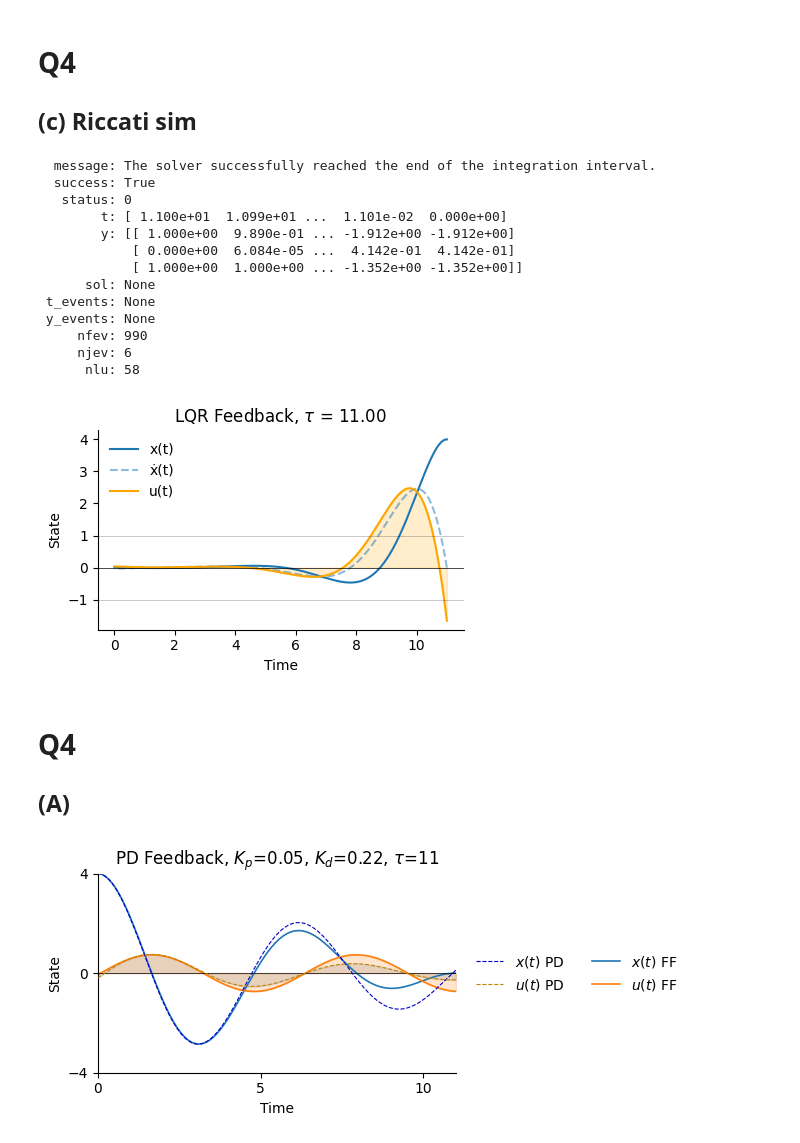
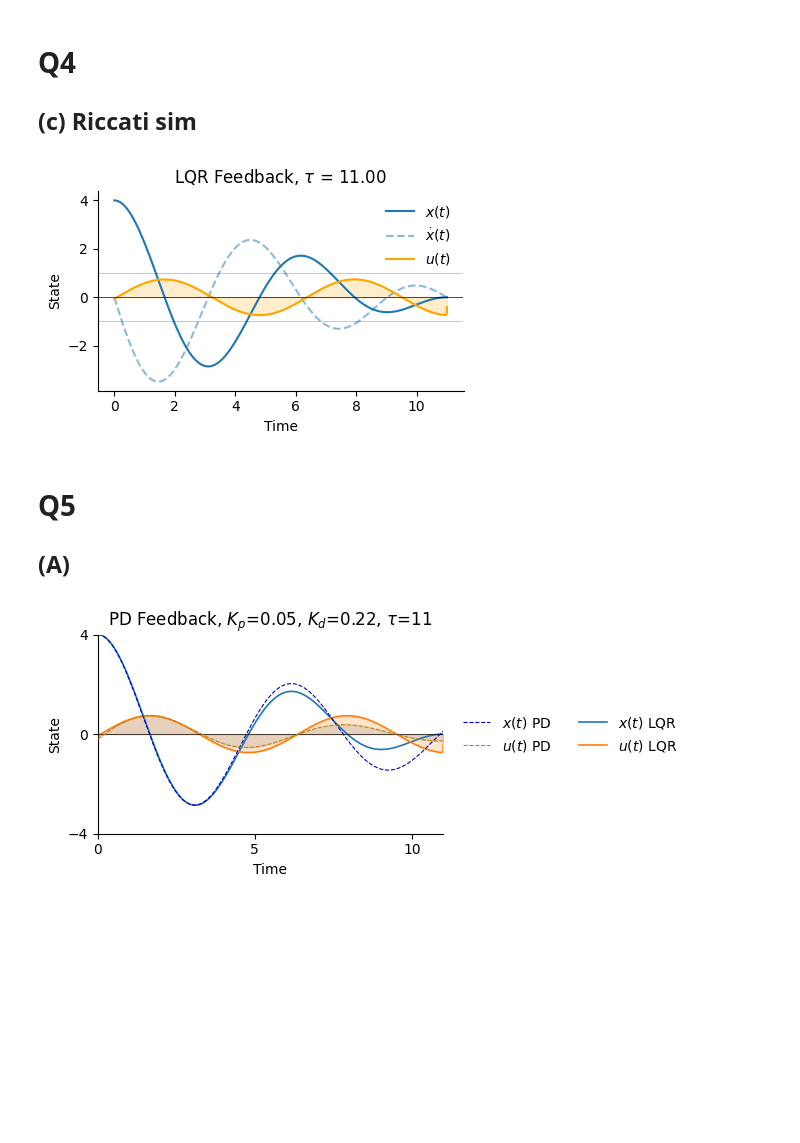
Before and after one commit to Ham0osh/phys_445, a Jupyter notebook: PHYS 887/A2.ipynb, the cells around one changed output. Cells and saved outputs as stored; diff of their text form; code cells hidden in the pictures; blank space fills up the shorter version.

Commit message:
plots

```diff
--- a/PHYS 887/A2.ipynb
+++ b/PHYS 887/A2.ipynb
@@ -59,13 +59,6 @@ for tau in taus:
     x1, x2, l1, l2 = sol.y
     u = -l2
 
-    # Save solution for use in Q5
-    if tau == 11:
-        x1_feedforwards = x1
-        x2_feedforwards = x2
-        u_feedforwards = u
-        t_vals_feedforwards = t_vals
-
     # Plotting
     fig, ax = plt.subplots(1, 1, figsize=np.array([3.3, 2.2])*1.35)
     ax.plot(t_vals, x1, label='x(t)', color='C0')
@@ -218,7 +211,7 @@ def solve_constrained_bvp(tau):
     sol = solve_bvp(constrained_dynamics, boundary_cond, t, y_guess)
     return sol
 
-taus = [2 * np.pi, 7.5, 11, 50, 100]
+taus = [2 * np.pi + 0.001, 7.5, 11, 50, 100]
 J_arr = []
 for tau in taus:
     sol = solve_constrained_bvp(tau)
@@ -236,6 +229,7 @@ for tau in taus:
     ax.plot(t_vals, x2, label='ẋ(t)', color='C0', linestyle='--', alpha=0.5)
     ax.plot(t_vals, u, color='orange', label='u(t)')
     ax.fill_between(t_vals, u, 0, color='orange', alpha=0.2)
+    # ax.plot(t_vals, l2, label='l2', color='C2')
 
     ax.axhline(0, color='k', lw=0.5)
     ax.axhline(1, color='k', lw=0.5, alpha=0.3)
@@ -263,4 +257,6 @@ plt.tight_layout()
 plt.savefig(f'plots/q2_b.pdf', bbox_inches='tight')
 plt.savefig(f'plots/q2_b.png', bbox_inches='tight')
 plt.show()
+
+# todo: plot l2
 # %% [output]
@@ -393,23 +389,22 @@ No artists with labels found to put in legend.  Note that artists whose label st
 def riccati_dynamics(t, y):
     # Use the S variables now
     S11, S12, S22 = y
-    dS11dt = - 1 + 2*S12 + S12**2
-    dS12dt =   0 + S22 - S11 + S12*S22
-    dS22dt = - 1 - 2 * S12 + S22**2
+    dS11dt =  2*S12 + S12**2
+    dS12dt = S22 - S11 + S12*S22
+    dS22dt = -2*S12 + S22**2
     # return negative because we want solve IVP in reverse
-    return [-dS11dt, -dS12dt, -dS22dt]
+    return [dS11dt, dS12dt, dS22dt]
 
-def solve_riccati(tau, S_inf=1e10, resolution=1000):
+def solve_riccati(tau, S_inf=100000, resolution=8000):
     t_span = [tau, 0]
     y0 = [S_inf, 0, S_inf]
     sol = solve_ivp(riccati_dynamics,
-                    [tau, 0],
-                    [1, 0, 1],  # Start with moderate value
+                    t_span,
+                    y0,  # Start with moderate value
                     t_eval=np.linspace(tau, 0, resolution),
                     method='Radau',
                     rtol=1e-6,
                     atol=1e-8)
-
     return sol
 
 def simulate_feedback(t, S, x0=4.0):
@@ -424,56 +419,48 @@ def simulate_feedback(t, S, x0=4.0):
         u[i-1] = -K @ x[:, i-1]
         dx1 = x[1, i-1]
         dx2 = -x[0, i-1] + u[i-1]
         x[0, i] = x[0, i-1] + dt * dx1
         x[1, i] = x[1, i-1] + dt * dx2
 
     # Final control input
     u[-1] = -np.array([S12[-1], S22[-1]]) @ x[:, -1]
     return x, u
 
 # Initial values
 tau = 11
 riccati_sol = solve_riccati(tau)
-t_vals = riccati_sol.t[::1]
-S11 = riccati_sol.y[0][::-1]
+t_vals = riccati_sol.t[::-1]
+S11 = riccati_sol.y[0][::-1]  # Plot these later
 S12 = riccati_sol.y[1][::-1]
 S22 = riccati_sol.y[2][::-1]
 
-print(riccati_sol)
+from scipy.interpolate import interp1d
+
 x, u = simulate_feedback(t_vals, (S11, S12, S22))
+t_vals_lqr = t_vals[:-1]
+x1_lqr = x[0,:-1]
+x2_lqr = x[1,:-1]
+u_lqr = u[:-1]
 
 fig, ax = plt.subplots(1, 1, figsize=np.array([3.3, 2.2]) * 1.35)
-ax.plot(t_vals, x[0], label='x(t)', color='C0')
-ax.plot(t_vals, x[1], label='ẋ(t)', color='C0', linestyle='--', alpha=0.5)
-ax.plot(t_vals, u, color='orange', label='u(t)')
-ax.fill_between(t_vals, u, 0, color='orange', alpha=0.2)
+ax.plot(t_vals_lqr, x1_lqr, label=r'$x(t)$', color='C0')
+ax.plot(t_vals_lqr, x2_lqr, label=r'$\dot{x}(t)$', color='C0', linestyle='--', alpha=0.5)
+ax.plot(t_vals_lqr, u_lqr, color='orange', label=r'$u(t)$')
+ax.fill_between(t_vals_lqr, u_lqr, 0, color='orange', alpha=0.2)
 ax.axhline(0, color='k', lw=0.5)
 ax.axhline(1, color='k', lw=0.5, alpha=0.3)
 ax.axhline(-1, color='k', lw=0.5, alpha=0.3)
 ax.set(xlabel='Time', ylabel='State', title=rf'LQR Feedback, $\tau$ = {tau:.2f}')
 ax.legend(framealpha=0)
 hp.despine(ax)
 plt.tight_layout()
 plt.savefig(f'plots/lqr_tau_{tau:.2f}.pdf', bbox_inches='tight')
 plt.savefig(f'plots/lqr_tau_{tau:.2f}.png', bbox_inches='tight')
 plt.show()
 # %% [output]
-  message: The solver successfully reached the end of the integration interval.
-  success: True
-   status: 0
-        t: [ 1.100e+01  1.099e+01 ...  1.101e-02  0.000e+00]
-        y: [[ 1.000e+00  9.890e-01 ... -1.912e+00 -1.912e+00]
-            [ 0.000e+00  6.084e-05 ...  4.142e-01  4.142e-01]
-            [ 1.000e+00  1.000e+00 ... -1.352e+00 -1.352e+00]]
-      sol: None
- t_events: None
- y_events: None
-     nfev: 990
-     njev: 6
-      nlu: 58
-[figure, old version]
+[figure, new version]
 # %% [markdown]
-# Q4
+# Q5
 ## (A)
 # %%
 def simulate_PD(Kp, Kd, tau=11, resolution=1000):
@@ -508,9 +495,9 @@ ax.plot(t_pd, x_pd, label=r'$x(t)$ PD', color='mediumblue', linestyle='--', zord
 ax.plot(t_pd, u_pd, color='darkgoldenrod', label=r'$u(t)$ PD', linestyle='--', zorder=10, lw=0.8)
 ax.fill_between(t_pd, u_pd, 0, color='slategrey', alpha=0.2)
 
-ax.plot(t_vals_feedforwards, x1_feedforwards, label=r'$x(t)$ FF', color='C0', linestyle='-', lw=1.2)
-ax.plot(t_vals_feedforwards, u_feedforwards, color='C1', label=r'$u(t)$ FF', linestyle='-', lw=1.2)
-ax.fill_between(t_vals_feedforwards, u_feedforwards, 0, color='C1', alpha=0.2)
+ax.plot(t_vals_lqr, x1_lqr, label=r'$x(t)$ LQR', color='C0', linestyle='-', lw=1.2)
+ax.plot(t_vals_lqr, u_lqr, color='C1', label=r'$u(t)$ LQR', linestyle='-', lw=1.2)
+ax.fill_between(t_vals_lqr, u_lqr, 0, color='C1', alpha=0.2)
 
 ax.axhline(0, color='k', lw=0.5)
 ax.set(xlabel='Time', ylabel='State', xticks=[0, 5, 10], yticks=[-4, 0, 4],
@@ -519,6 +506,8 @@ ax.set(xlabel='Time', ylabel='State', xticks=[0, 5, 10], yticks=[-4, 0, 4],
 ax.legend(framealpha=0, ncol=2, loc='center left', bbox_to_anchor=(1.02, 0.5))
 hp.despine(ax)
 plt.tight_layout()
+plt.savefig(f'plots/5_a.pdf', bbox_inches='tight')
+plt.savefig(f'plots/5_a.png', bbox_inches='tight')
 plt.show()
 # %% [output]
-[figure, old version]
+[figure, new version]
```
Also changed, not shown: parts of 2 cells of this notebook, 23 other files.
